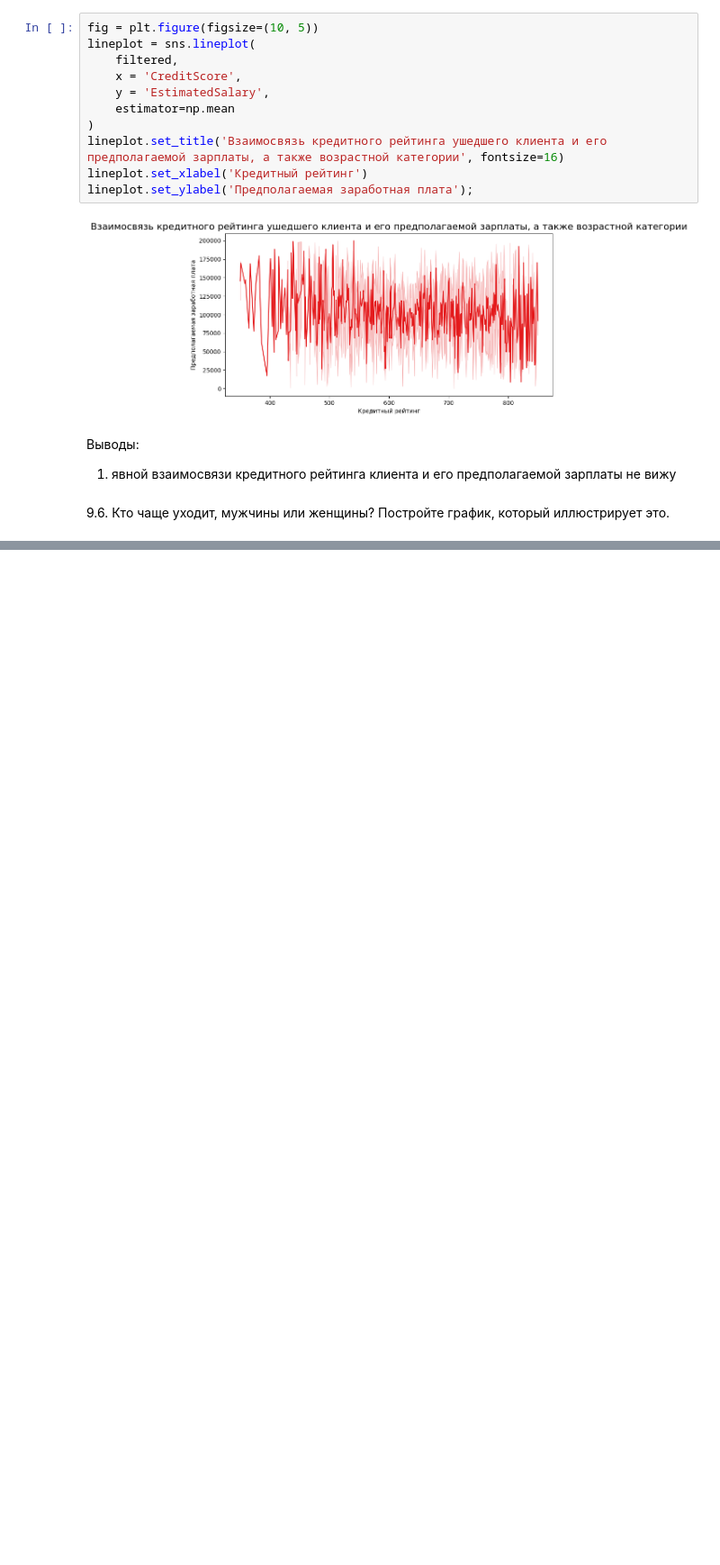
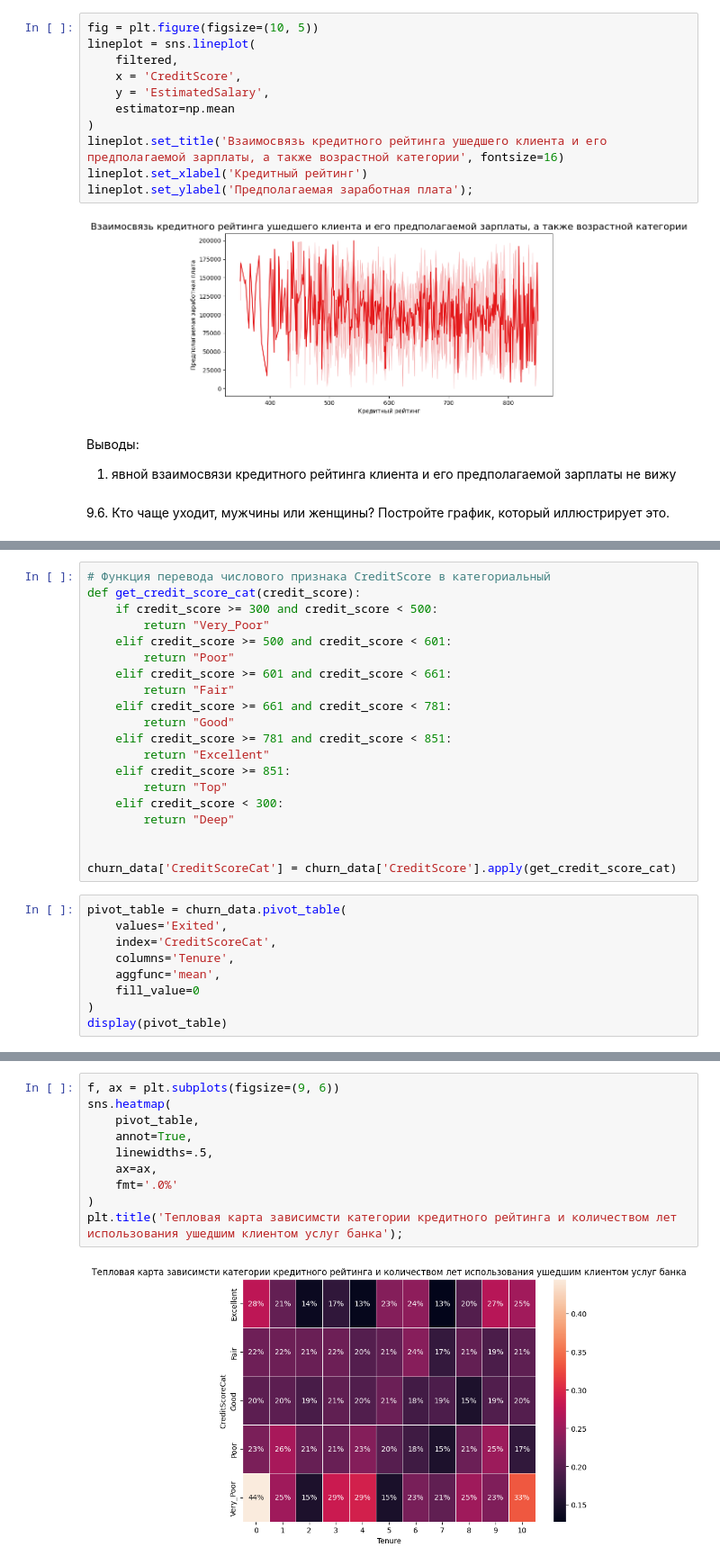
Before and after one commit to oresh247/SF_DS_PYTHON, a Jupyter notebook: SF/Задание 9.11. Модуль 13 (HW-01)/ОрешкинАВ_Задание 9.11. Модуль 13 (HW-01).ipynb, the cells around one changed output, grey strips where cells are left out. Shown at 90% size. Saved outputs shown, nothing was run; the diff lists cells and outputs as text; blank space fills up the shorter version.

```diff
--- a/SF/Задание 9.11. Модуль 13 (HW-01)/ОрешкинАВ_Задание 9.11. Модуль 13 (HW-01).ipynb
+++ b/SF/Задание 9.11. Модуль 13 (HW-01)/ОрешкинАВ_Задание 9.11. Модуль 13 (HW-01).ipynb
@@ -283,0 +451,29 @@ lineplot.set_ylabel('Предполагаемая заработная плат
+# %%
+# Функция перевода числового признака CreditScore в категориальный
+def get_credit_score_cat(credit_score):
+    if credit_score >= 300 and credit_score < 500:
+        return "Very_Poor"
+    elif credit_score >= 500 and credit_score < 601:
+        return "Poor"
+    elif credit_score >= 601 and credit_score < 661:
+        return "Fair"
+    elif credit_score >= 661 and credit_score < 781:
+        return "Good"
+    elif credit_score >= 781 and credit_score < 851:
+        return "Excellent"
+    elif credit_score >= 851:
+        return "Top"
+    elif credit_score < 300:
+        return "Deep"
+
+
+churn_data['CreditScoreCat'] = churn_data['CreditScore'].apply(get_credit_score_cat)
+# %%
+pivot_table = churn_data.pivot_table(
+    values='Exited',
+    index='CreditScoreCat',
+    columns='Tenure',
+    aggfunc='mean',
+    fill_value=0
+)
+display(pivot_table)
@@ -283,0 +488,12 @@ lineplot.set_ylabel('Предполагаемая заработная плат
+# %%
+f, ax = plt.subplots(figsize=(9, 6))
+sns.heatmap(
+    pivot_table,
+    annot=True,
+    linewidths=.5,
+    ax=ax,
+    fmt='.0%'
+)
+plt.title('Тепловая карта зависимсти категории кредитного рейтинга и количеством лет использования ушедшим клиентом услуг банка');
+# %% [output]
+[figure, added]
```
Also changed, not shown: parts of 22 cells of this notebook.
